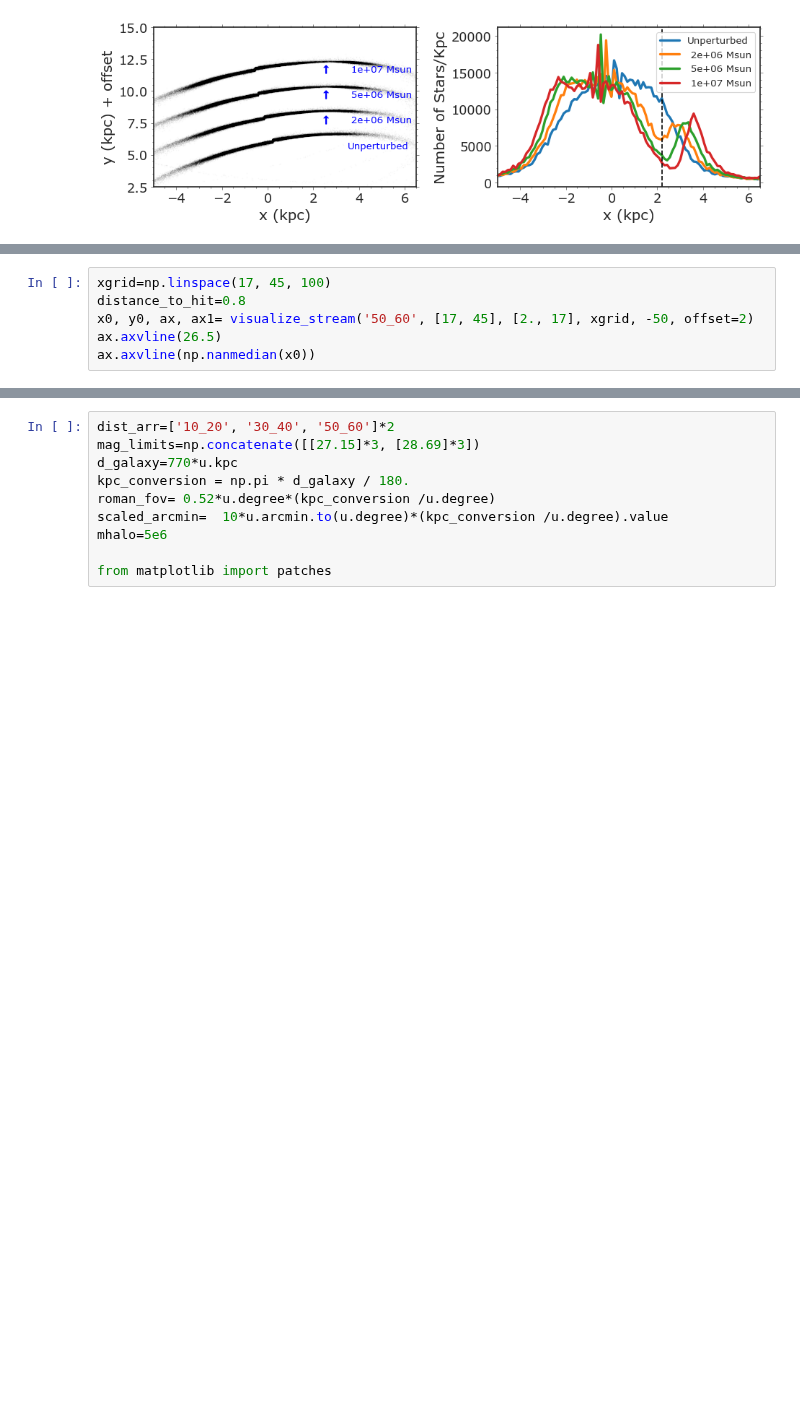
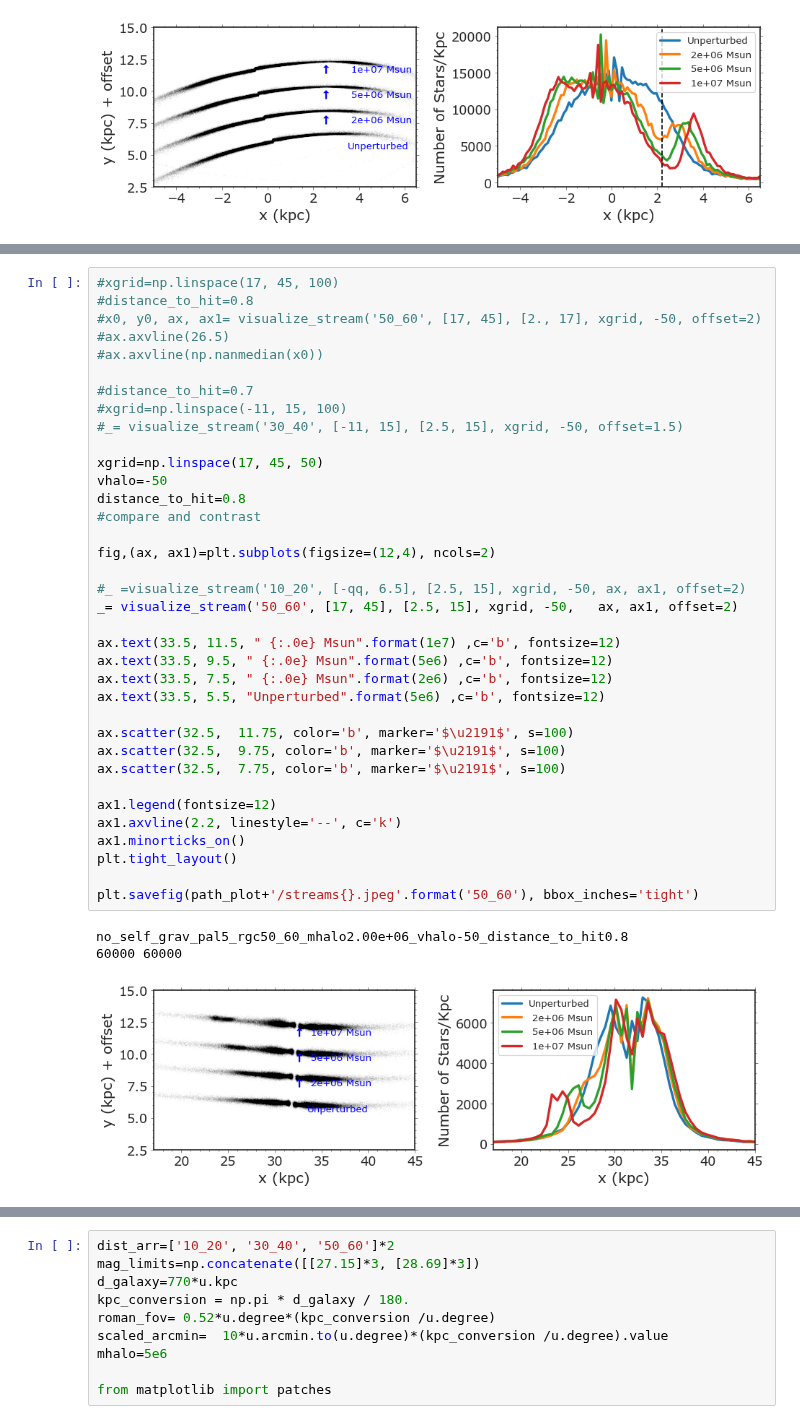
Before and after one commit to caganze/stellarstreams, a Jupyter notebook: notebooks/Poster Figures, Streams, Diagnostics.ipynb, the cells around one changed output, grey strips where cells are left out. Cells and saved outputs as stored; diff of their text form; blank space fills up the shorter version.

```diff
--- a/notebooks/Poster Figures, Streams, Diagnostics.ipynb
+++ b/notebooks/Poster Figures, Streams, Diagnostics.ipynb
@@ -184,8 +226,42 @@ TypeError: visualize_stream() missing 2 required positional arguments: 'ax' and
 # %%
-xgrid=np.linspace(17, 45, 100)
+#xgrid=np.linspace(17, 45, 100)
+#distance_to_hit=0.8
+#x0, y0, ax, ax1= visualize_stream('50_60', [17, 45], [2., 17], xgrid, -50, offset=2)
+#ax.axvline(26.5)
+#ax.axvline(np.nanmedian(x0))
+
+#distance_to_hit=0.7
+#xgrid=np.linspace(-11, 15, 100)
+#_= visualize_stream('30_40', [-11, 15], [2.5, 15], xgrid, -50, offset=1.5)
+
+xgrid=np.linspace(17, 45, 50)
+vhalo=-50
 distance_to_hit=0.8
-x0, y0, ax, ax1= visualize_stream('50_60', [17, 45], [2., 17], xgrid, -50, offset=2)
-ax.axvline(26.5)
-ax.axvline(np.nanmedian(x0))
+#compare and contrast
+
+fig,(ax, ax1)=plt.subplots(figsize=(12,4), ncols=2)
+
+#_ =visualize_stream('10_20', [-qq, 6.5], [2.5, 15], xgrid, -50, ax, ax1, offset=2)
+_= visualize_stream('50_60', [17, 45], [2.5, 15], xgrid, -50,   ax, ax1, offset=2)
+
+ax.text(33.5, 11.5, " {:.0e} Msun".format(1e7) ,c='b', fontsize=12)
+ax.text(33.5, 9.5, " {:.0e} Msun".format(5e6) ,c='b', fontsize=12)
+ax.text(33.5, 7.5, " {:.0e} Msun".format(2e6) ,c='b', fontsize=12)
+ax.text(33.5, 5.5, "Unperturbed".format(5e6) ,c='b', fontsize=12)
+
+ax.scatter(32.5,  11.75, color='b', marker='$\u2191$', s=100)
+ax.scatter(32.5,  9.75, color='b', marker='$\u2191$', s=100)
+ax.scatter(32.5,  7.75, color='b', marker='$\u2191$', s=100)
+
+ax1.legend(fontsize=12)
+ax1.axvline(2.2, linestyle='--', c='k')
+ax1.minorticks_on()
+plt.tight_layout()
+
+plt.savefig(path_plot+'/streams{}.jpeg'.format('50_60'), bbox_inches='tight')
+# %% [output]
+no_self_grav_pal5_rgc50_60_mhalo2.00e+06_vhalo-50_distance_to_hit0.8
+60000 60000
+[figure, added]
 # %%
 35-26.5
```
Also changed, not shown: parts of 7 cells of this notebook, 1 other file.
